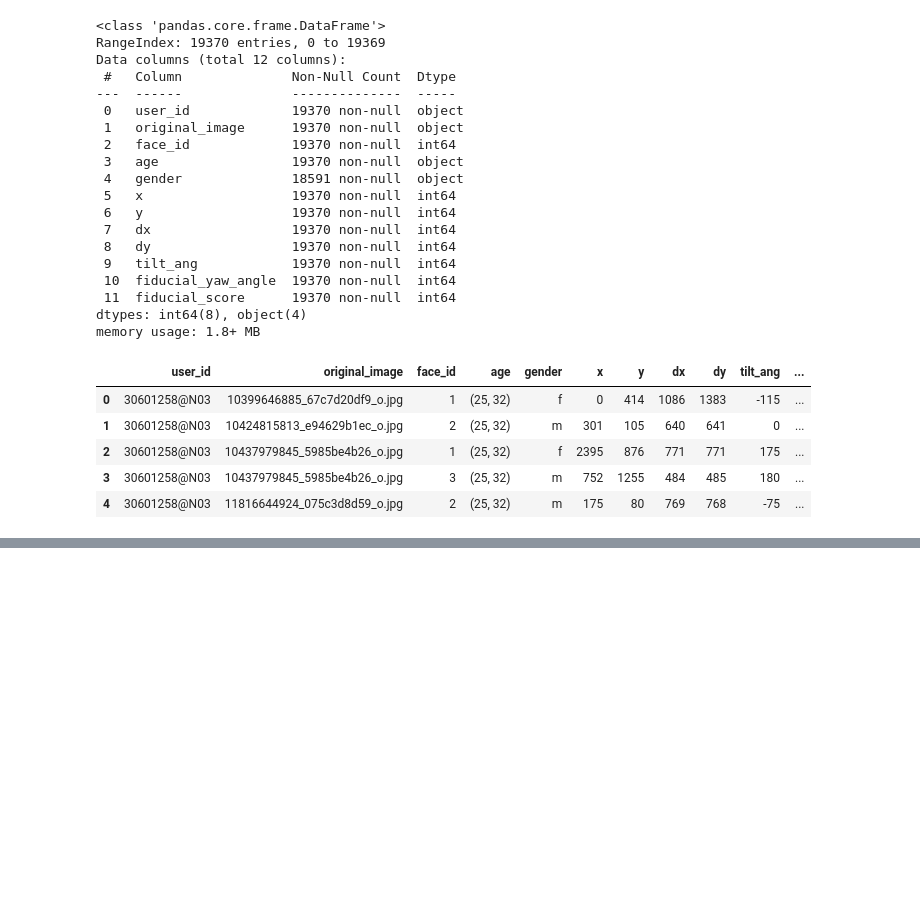
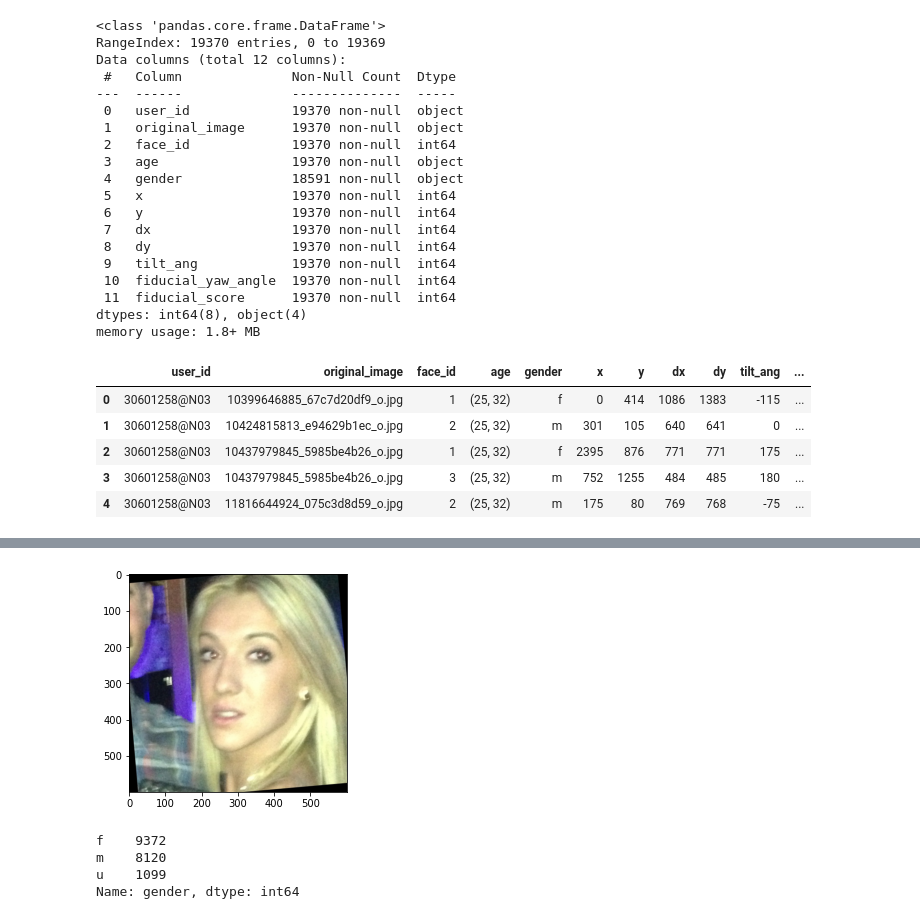
Before and after one commit to MarioAvolio/FaceLens, a Jupyter notebook: notebooks/FaceLens_Adience_dataset_collection.ipynb, the cells around one changed output, grey strips where cells are left out. Saved outputs shown, nothing was run; the diff lists cells and outputs as text; code cells hidden in the pictures; blank space fills up the shorter version.

```diff
--- a/notebooks/FaceLens_Adience_dataset_collection.ipynb
+++ b/notebooks/FaceLens_Adience_dataset_collection.ipynb
@@ -167,0 +191,14 @@ total_data.head()
+# %%
+path = "/content/adience-benchmark-gender-and-age-classification/AdienceBenchmarkGenderAndAgeClassification/faces/"+total_data.user_id.loc[12]+"/coarse_tilt_aligned_face."+str(total_data.face_id.loc[12])+"."+total_data.original_image.loc[12]
+img = load_img(path)
+plt.imshow(img)
+plt.show()
+# %% [output]
+[figure, added]
+# %%
+total_data.gender.value_counts()
+# %% [output]
+f    9372
+m    8120
+u    1099
+Name: gender, dtype: int64
```
Also changed, not shown: parts of 6 cells of this notebook.
